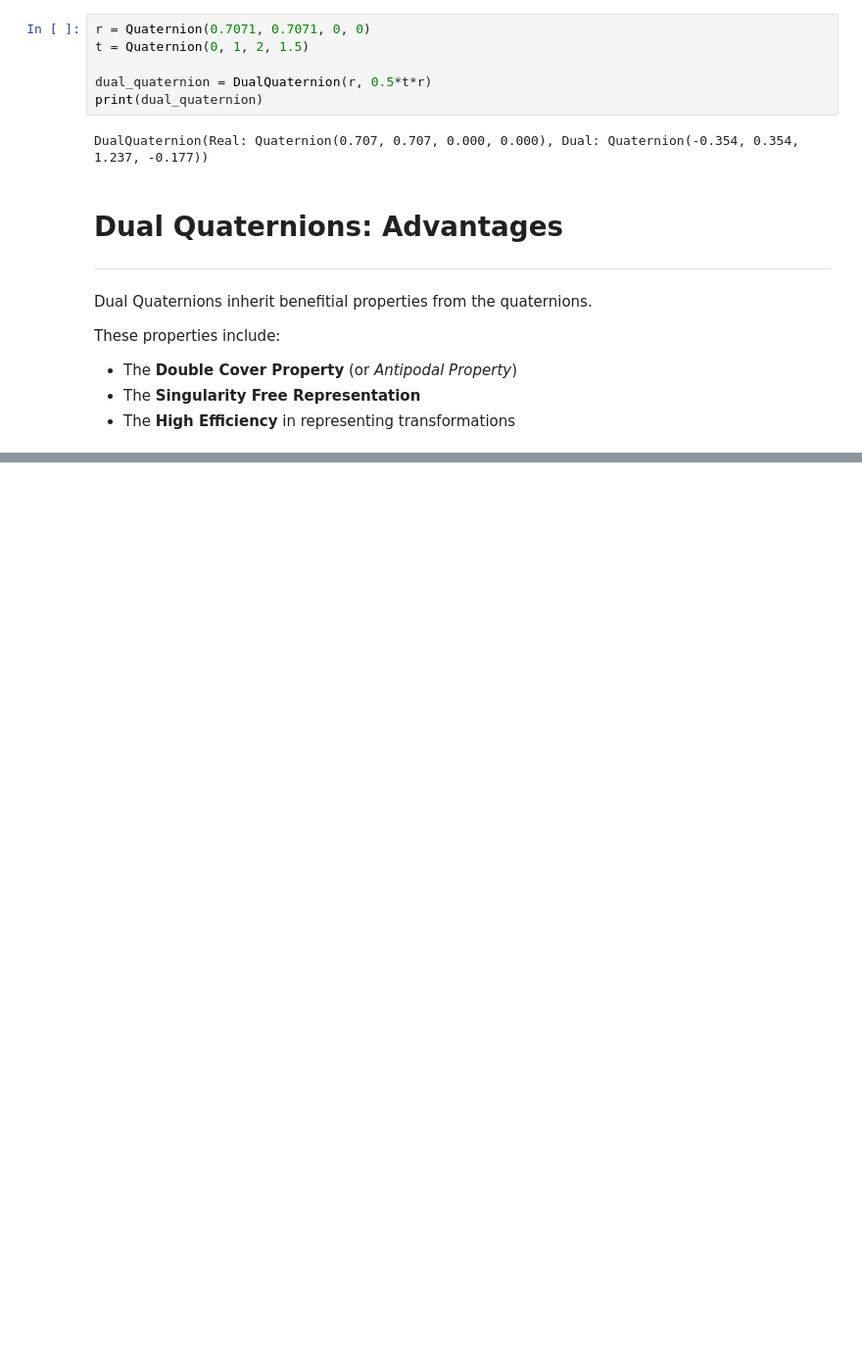
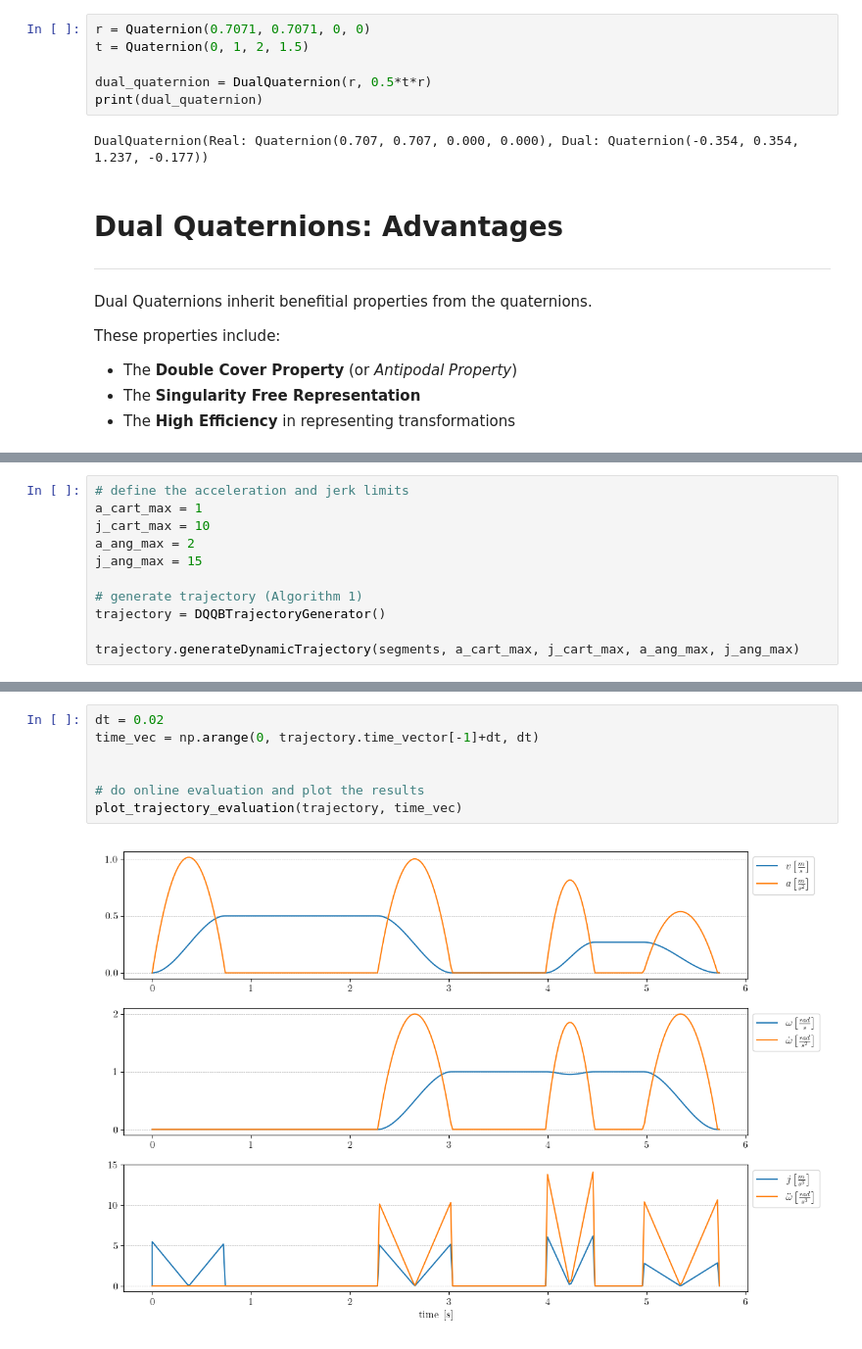
Before and after one commit to JTem/ARK-Presentation, a Jupyter notebook: Presentation.ipynb, the cells around one changed output, grey strips where cells are left out. Shown at 98% size. Drawn from its saved outputs; the diff is of its cells as text; blank space fills up the shorter version.

```diff
--- a/Presentation.ipynb
+++ b/Presentation.ipynb
@@ -229,0 +208,11 @@ results: show dual quaternion poses, show animation and graphs
+# %%
+# define the acceleration and jerk limits
+a_cart_max = 1
+j_cart_max = 10
+a_ang_max = 2
+j_ang_max = 15
+
+# generate trajectory (Algorithm 1)
+trajectory = DQQBTrajectoryGenerator()
+
+trajectory.generateDynamicTrajectory(segments, a_cart_max, j_cart_max, a_ang_max, j_ang_max)
@@ -229,0 +231,9 @@ results: show dual quaternion poses, show animation and graphs
+# %%
+dt = 0.02
+time_vec = np.arange(0, trajectory.time_vector[-1]+dt, dt)
+
+
+# do online evaluation and plot the results
+plot_trajectory_evaluation(trajectory, time_vec)
+# %% [output]
+[figure, added]
```
Also changed, not shown: parts of 24 cells of this notebook, 5 other files.
